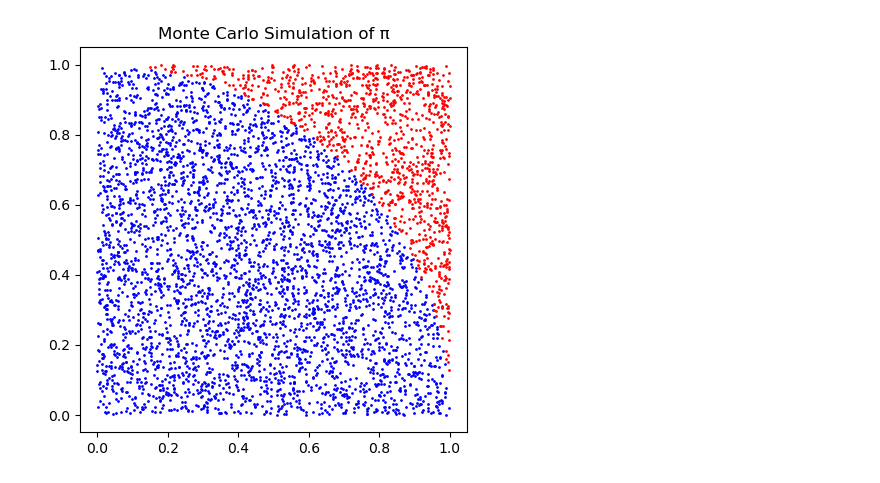
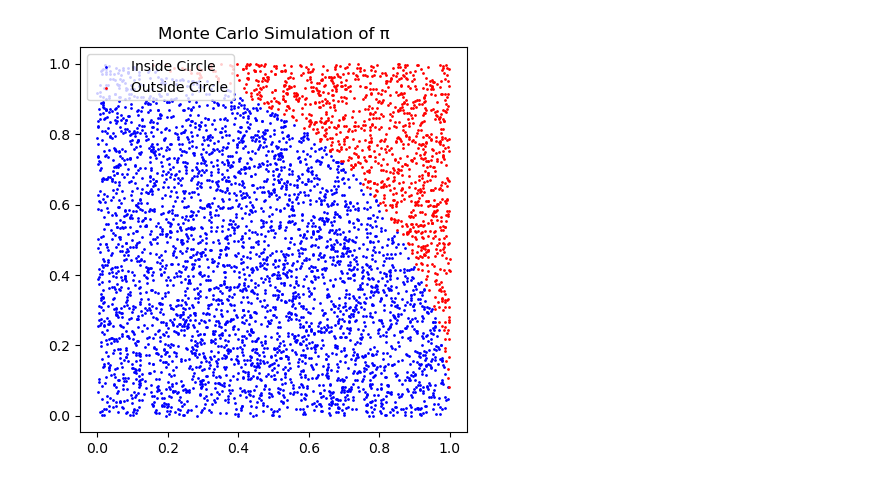
Before and after one commit to luqman-codes/ProjectPi25_Luqman, a Jupyter notebook: pi_final_comparison.ipynb, the cells around one changed output. Saved outputs shown, nothing was run; the diff lists cells and outputs as text; code cells hidden in the pictures.

```diff
--- a/pi_final_comparison.ipynb
+++ b/pi_final_comparison.ipynb
@@ -36,25 +107,23 @@ calculate_pi_mc(100000)
 # %%
-import matplotlib.pyplot as plt
-
-x_in = []
-y_in = []
-x_out = []
-y_out = []
+x_in, y_in = [], []
+x_out, y_out = [], []
 
 for _ in range(5000):
     x = random.uniform(0, 1)
     y = random.uniform(0, 1)
     if x**2 + y**2 <= 1:
         x_in.append(x)
         y_in.append(y)
     else:
         x_out.append(x)
         y_out.append(y)
 
 plt.figure(figsize=(5, 5))
-plt.scatter(x_in, y_in, color='blue', s=1)
-plt.scatter(x_out, y_out, color='red', s=1)
+plt.scatter(x_in, y_in, color='blue', s=1, label="Inside Circle")
+plt.scatter(x_out, y_out, color='red', s=1, label="Outside Circle")
+plt.legend()
 plt.title("Monte Carlo Simulation of π")
+plt.axis("equal")
 plt.show()
 # %% [output]
-[figure, old version]
+[figure, new version]
```
Also changed, not shown: parts of 9 cells of this notebook.
